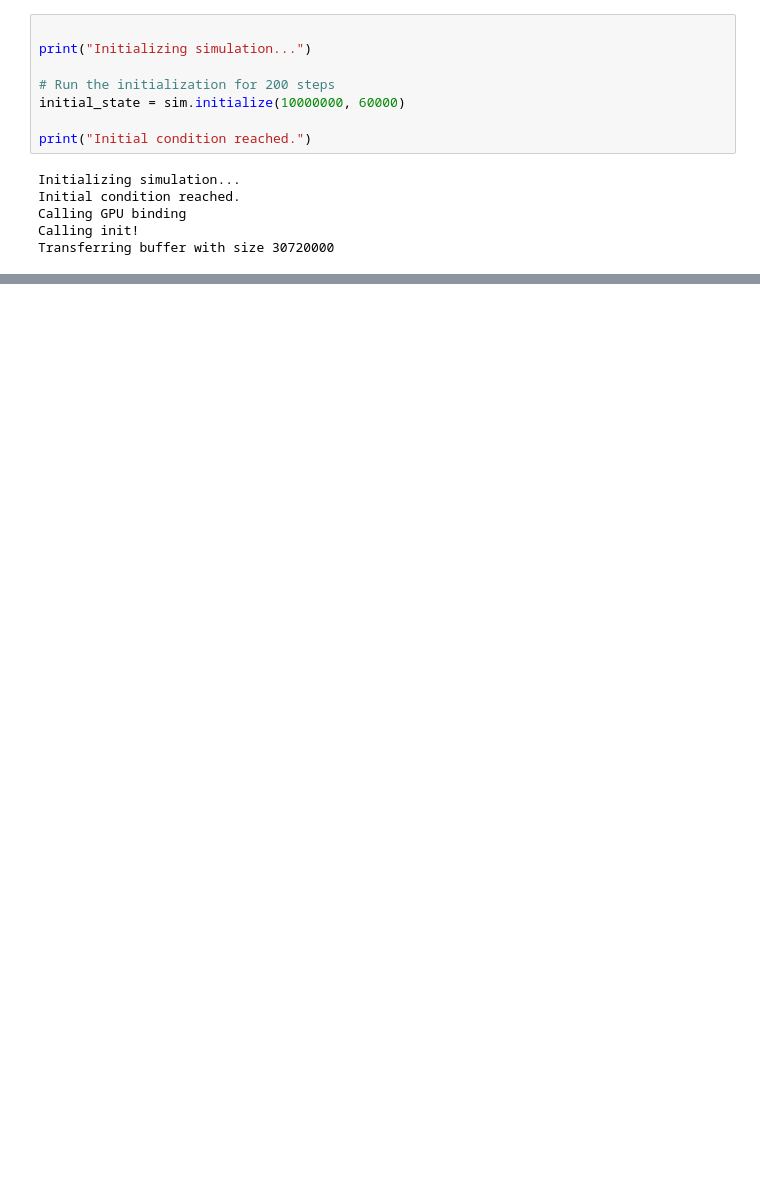
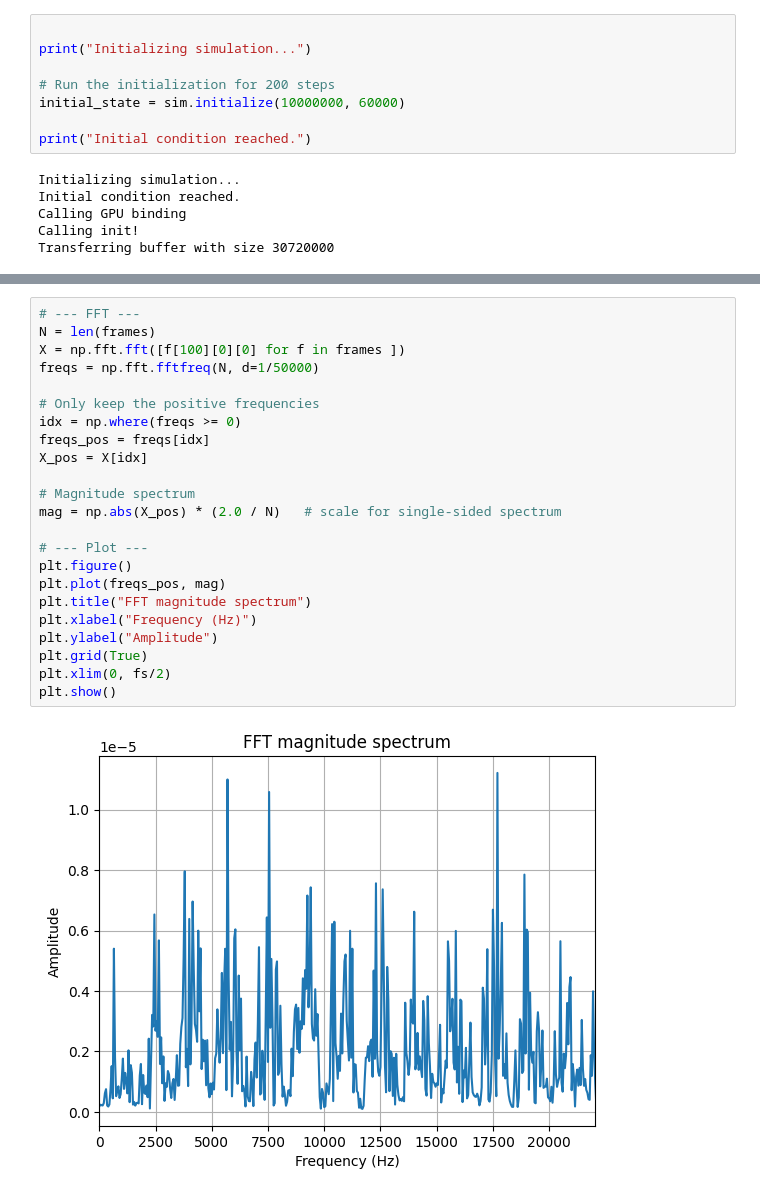
Before and after one commit to sebastian-stubenvoll/wgpu-string-fdm, a Jupyter notebook: piano_string_sim.ipynb, the cells around one changed output, grey strips where cells are left out. Cells and saved outputs as stored; diff of their text form; blank space fills up the shorter version.

```diff
--- a/piano_string_sim.ipynb
+++ b/piano_string_sim.ipynb
@@ -462,0 +451,25 @@ ani = render_movie(cart_frames, framerate=25)
+# %%
+# --- FFT ---
+N = len(frames)
+X = np.fft.fft([f[100][0][0] for f in frames ])
+freqs = np.fft.fftfreq(N, d=1/50000)
+
+# Only keep the positive frequencies
+idx = np.where(freqs >= 0)
+freqs_pos = freqs[idx]
+X_pos = X[idx]
+
+# Magnitude spectrum
+mag = np.abs(X_pos) * (2.0 / N)   # scale for single-sided spectrum
+
+# --- Plot ---
+plt.figure()
+plt.plot(freqs_pos, mag)
+plt.title("FFT magnitude spectrum")
+plt.xlabel("Frequency (Hz)")
+plt.ylabel("Amplitude")
+plt.grid(True)
+plt.xlim(0, fs/2)
+plt.show()
+# %% [output]
+[figure, added]
```
Also changed, not shown: parts of 12 cells of this notebook, 6 other files.
